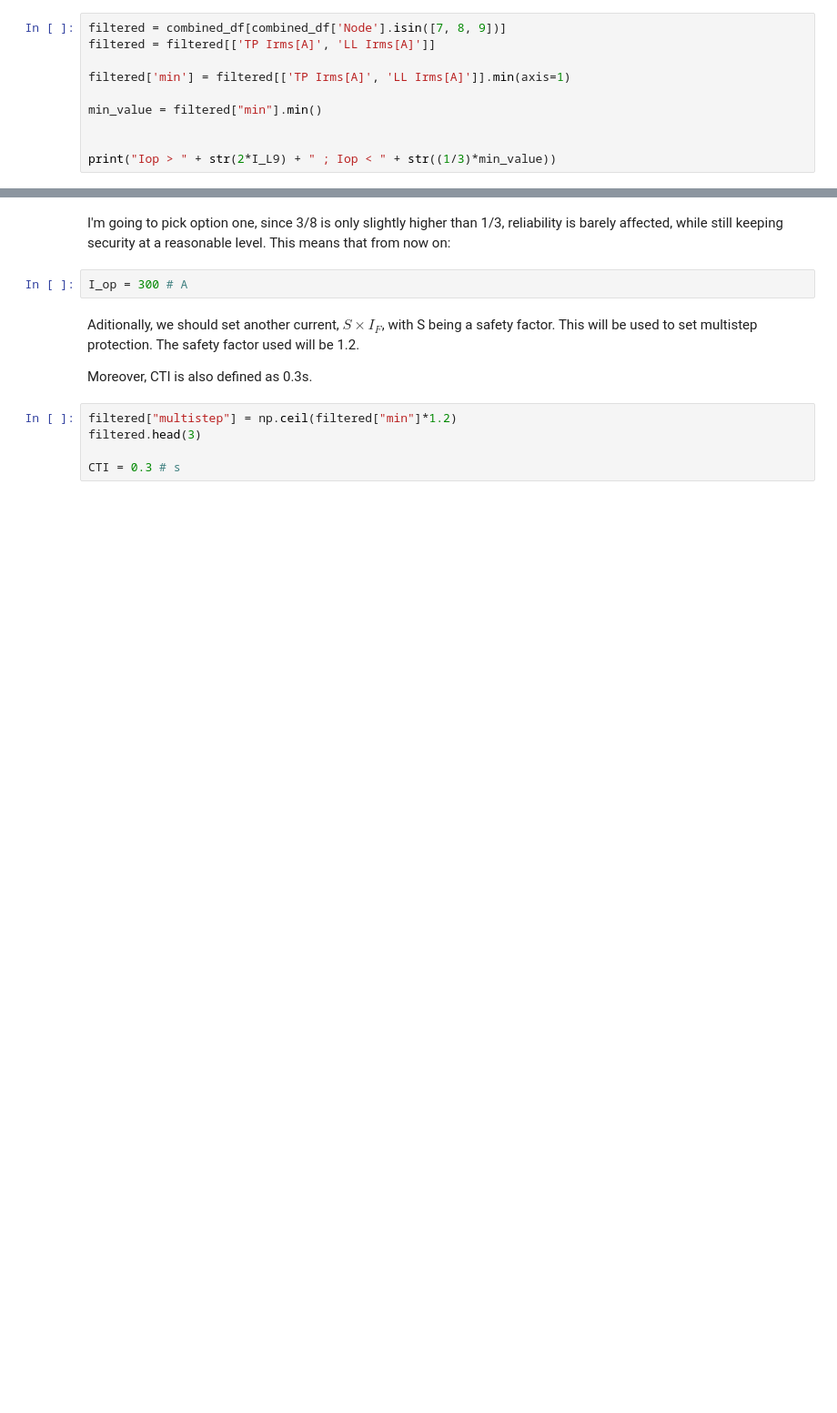
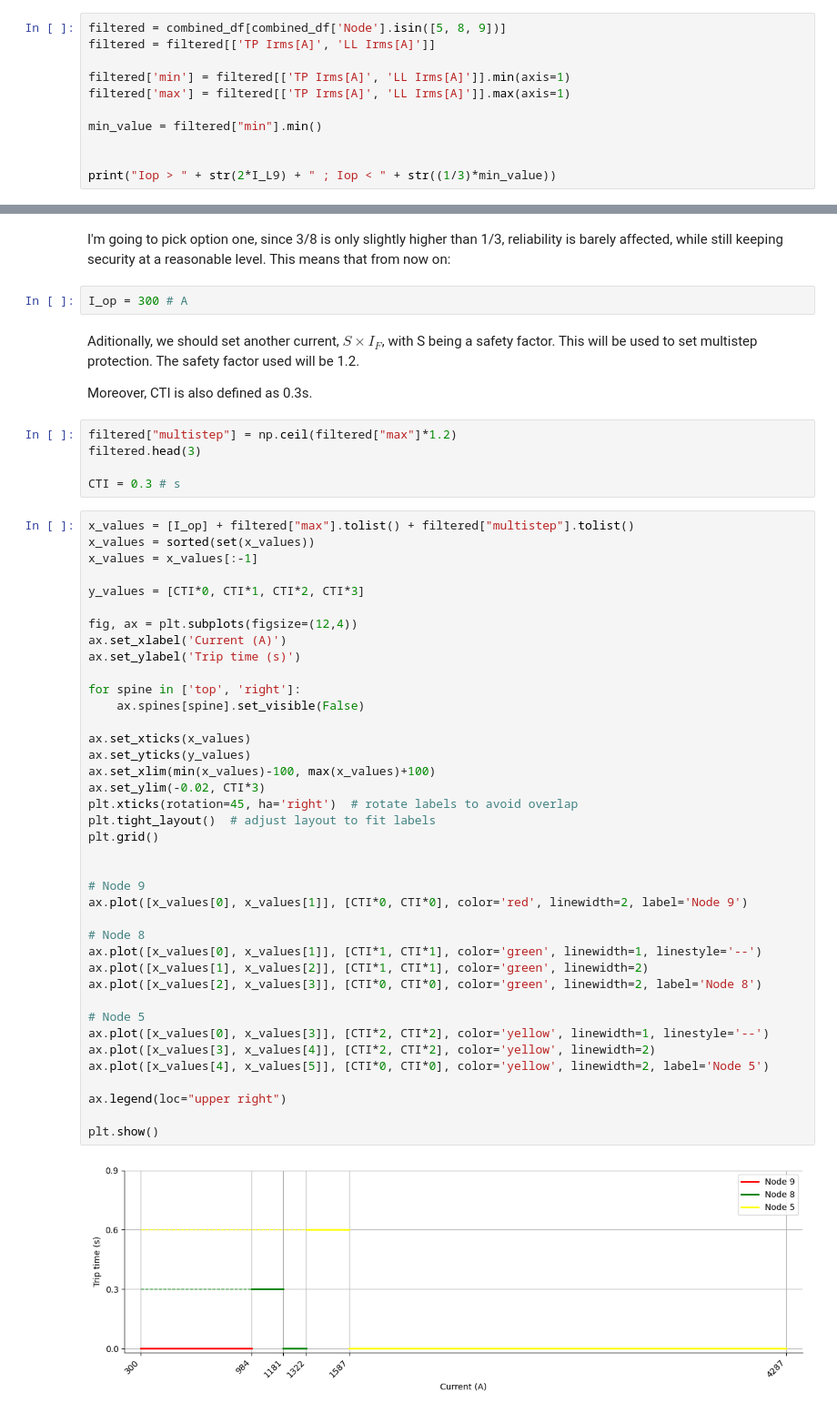
Before and after one commit to e4m8ch/IST_PSE, a Jupyter notebook: main.ipynb, the cells around one changed output, grey strips where cells are left out. Shown at 91% size. Drawn from its saved outputs; the diff is of its cells as text; blank space fills up the shorter version.

Commit message:
Earth Fault Inverse Time Protection added

```diff
--- a/main.ipynb
+++ b/main.ipynb
@@ -742,10 +747,11 @@ $$
 
 Where the load current depends on what loads the specific node is feeding and the minimum short circuit current was calculated above.
 # %%
-filtered = combined_df[combined_df['Node'].isin([7, 8, 9])]
+filtered = combined_df[combined_df['Node'].isin([5, 8, 9])]
 filtered = filtered[['TP Irms[A]', 'LL Irms[A]']]
 
 filtered['min'] = filtered[['TP Irms[A]', 'LL Irms[A]']].min(axis=1)
+filtered['max'] = filtered[['TP Irms[A]', 'LL Irms[A]']].max(axis=1)
 
 min_value = filtered["min"].min()
 
@@ -780,7 +786,48 @@ Aditionally, we should set another current, $S\times I_F$, with S being a safety
 
 Moreover, CTI is also defined as 0.3s.
 # %%
-filtered["multistep"] = np.ceil(filtered["min"]*1.2)
+filtered["multistep"] = np.ceil(filtered["max"]*1.2)
 filtered.head(3)
 
 CTI = 0.3 # s
+# %%
+x_values = [I_op] + filtered["max"].tolist() + filtered["multistep"].tolist()
+x_values = sorted(set(x_values))
+x_values = x_values[:-1]
+
+y_values = [CTI*0, CTI*1, CTI*2, CTI*3]
+
+fig, ax = plt.subplots(figsize=(12,4))
+ax.set_xlabel('Current (A)')
+ax.set_ylabel('Trip time (s)')
+
+for spine in ['top', 'right']:
+    ax.spines[spine].set_visible(False)
+
+ax.set_xticks(x_values)
+ax.set_yticks(y_values)
+ax.set_xlim(min(x_values)-100, max(x_values)+100)
+ax.set_ylim(-0.02, CTI*3)
+plt.xticks(rotation=45, ha='right')  # rotate labels to avoid overlap
+plt.tight_layout()  # adjust layout to fit labels
+plt.grid()
+
+
+# Node 9
+ax.plot([x_values[0], x_values[1]], [CTI*0, CTI*0], color='red', linewidth=2, label='Node 9')
+
+# Node 8
+ax.plot([x_values[0], x_values[1]], [CTI*1, CTI*1], color='green', linewidth=1, linestyle='--')
+ax.plot([x_values[1], x_values[2]], [CTI*1, CTI*1], color='green', linewidth=2)
+ax.plot([x_values[2], x_values[3]], [CTI*0, CTI*0], color='green', linewidth=2, label='Node 8')
+
+# Node 5
+ax.plot([x_values[0], x_values[3]], [CTI*2, CTI*2], color='yellow', linewidth=1, linestyle='--')
+ax.plot([x_values[3], x_values[4]], [CTI*2, CTI*2], color='yellow', linewidth=2)
+ax.plot([x_values[4], x_values[5]], [CTI*0, CTI*0], color='yellow', linewidth=2, label='Node 5')
+
+ax.legend(loc="upper right")
+
+plt.show()
+# %% [output]
+[figure, added]
```
Also changed, not shown: parts of 10 cells of this notebook, 1 other file.
